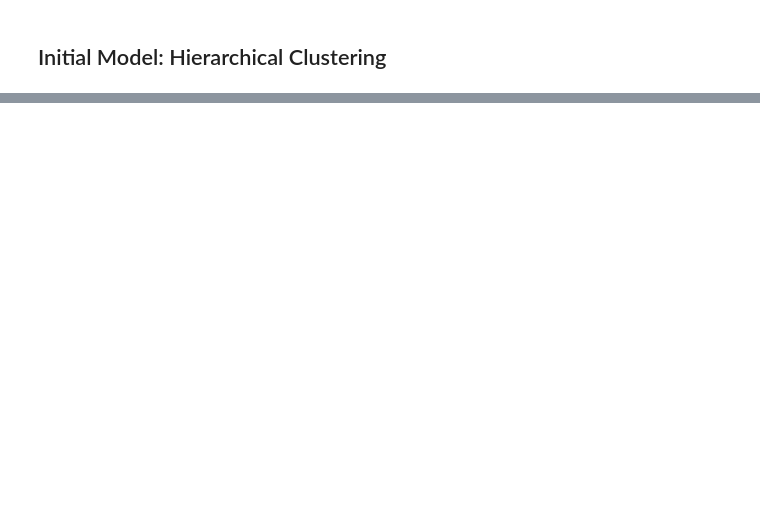
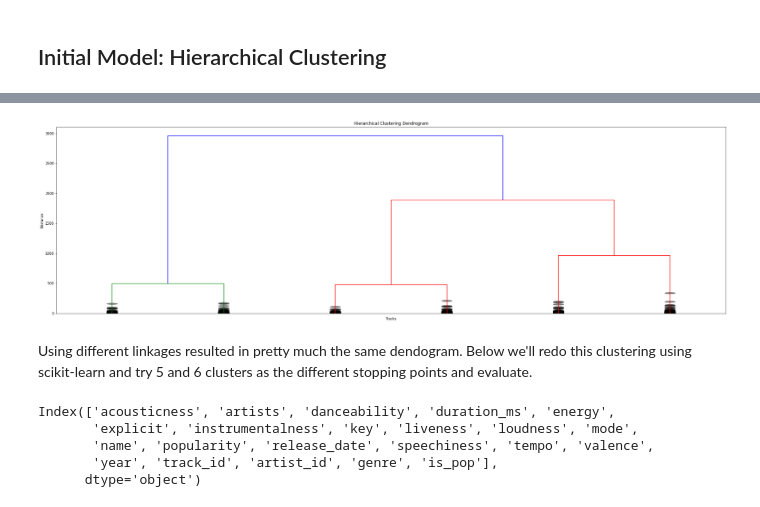
Before and after one commit to itcalderon/pop_genres_analysis, a Jupyter notebook: Initial_Models.ipynb, the cells around one changed output, grey strips where cells are left out. Cells and saved outputs as stored; diff of their text form; code cells hidden in the pictures; blank space fills up the shorter version.

```diff
--- a/Initial_Models.ipynb
+++ b/Initial_Models.ipynb
@@ -226,0 +309,28 @@ NameError: name 'plt' is not defined
+# %%
+# truncated dendograme
+plt.figure(figsize=(35, 10))
+plt.title('Hierarchical Clustering Dendrogram')
+plt.xlabel('Tracks')
+plt.ylabel('Distance')
+dendrogram(
+    Z,
+    leaf_rotation=90.,  # rotates the x axis labels
+    truncate_mode='lastp',  # show only the last p merged clusters
+    p=6,  # show only the last p merged clusters
+    show_leaf_counts=False,  # otherwise numbers in brackets are counts
+    leaf_font_size=12.,
+    show_contracted=True,# font size for the x axis labels
+)
+plt.show()
+# %% [output]
+[figure, added]
+# %% [markdown]
+Using different linkages resulted in pretty much the same dendogram. Below we'll redo this clustering using scikit-learn and try 5 and 6 clusters as the different stopping points and evaluate.
+# %%
+pop_df.columns
+# %% [output]
+Index(['acousticness', 'artists', 'danceability', 'duration_ms', 'energy',
+       'explicit', 'instrumentalness', 'key', 'liveness', 'loudness', 'mode',
+       'name', 'popularity', 'release_date', 'speechiness', 'tempo', 'valence',
+       'year', 'track_id', 'artist_id', 'genre', 'is_pop'],
+      dtype='object')
```
Also changed, not shown: parts of 51 cells of this notebook.
